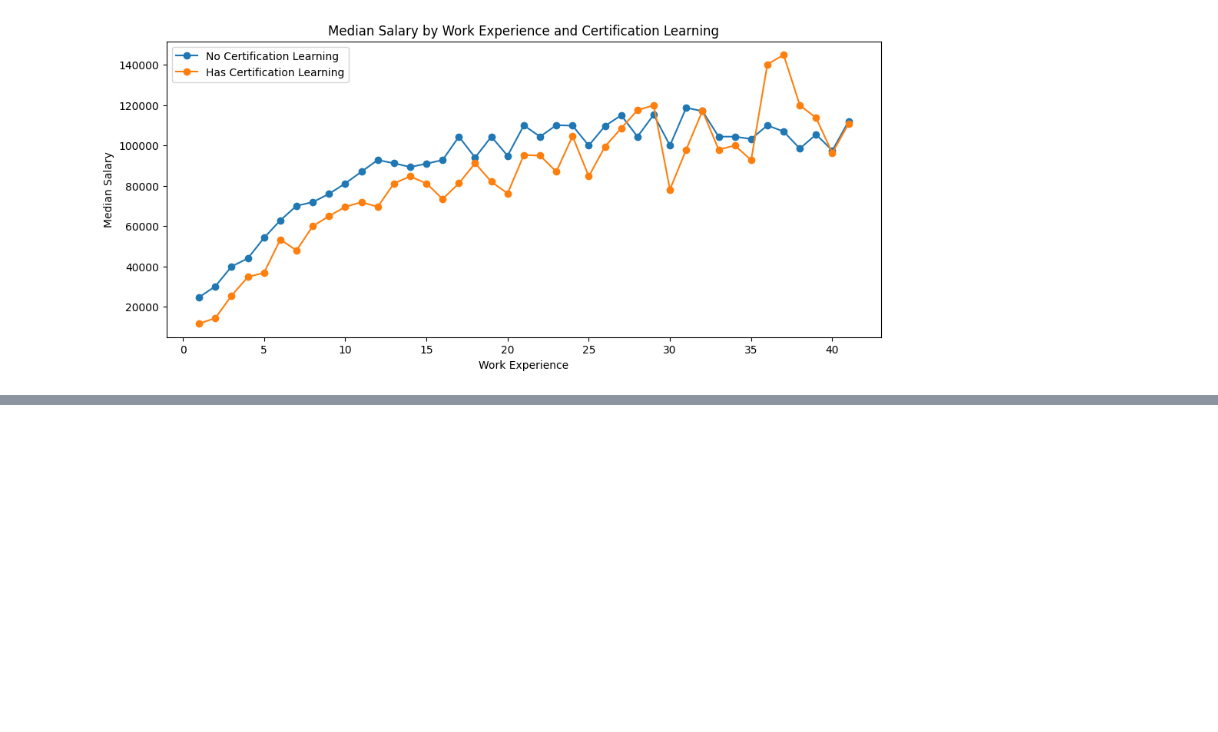
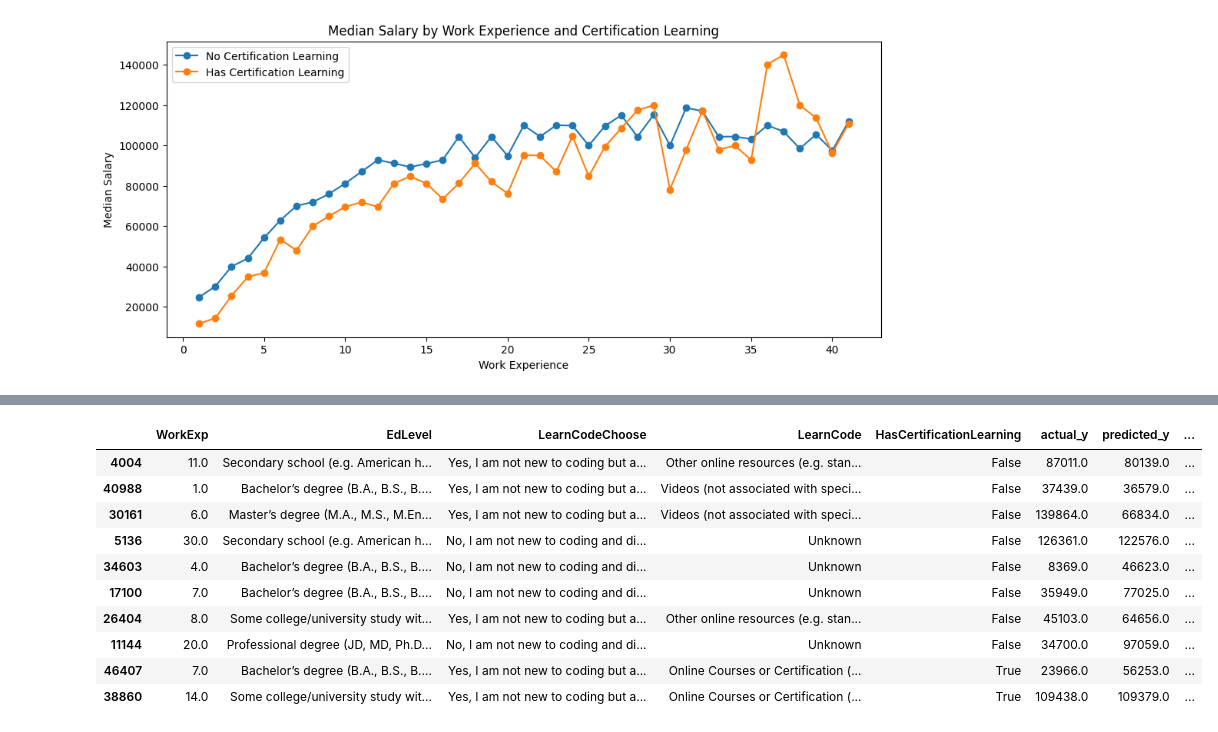
Before and after one commit to khaledsAlshibani/stackoverflow-survey-26-analysis, a Jupyter notebook: analysis.ipynb, the cells around one changed output, grey strips where cells are left out. Cells and saved outputs as stored; diff of their text form; code cells hidden in the pictures; blank space fills up the shorter version.

```diff
--- a/analysis.ipynb
+++ b/analysis.ipynb
@@ -673,0 +786,23 @@ plt.show()
+# %%
+best_model_name = results_df.iloc[0]["model"]
+best_model = fitted_models[best_model_name]
+predicted_y = best_model.predict(X_test)
+
+comparison_df = X_test.copy()
+comparison_df["actual_y"] = y_test.values
+comparison_df["predicted_y"] = predicted_y.round(0)
+comparison_df["prediction_error"] = comparison_df["actual_y"] - comparison_df["predicted_y"]
+
+comparison_df.head(10)
+# %% [output]
+|  | WorkExp | EdLevel | LearnCodeChoose | LearnCode | HasCertificationLearning | actual_y | predicted_y | ... |
+| 4004 | 11.0 | Secondary school (e.g. American h... | Yes, I am not new to coding but a... | Other online resources (e.g. stan... | False | 87011.0 | 80139.0 | ... |
+| 40988 | 1.0 | Bachelor’s degree (B.A., B.S., B.... | Yes, I am not new to coding but a... | Videos (not associated with speci... | False | 37439.0 | 36579.0 | ... |
+| 30161 | 6.0 | Master’s degree (M.A., M.S., M.En... | Yes, I am not new to coding but a... | Videos (not associated with speci... | False | 139864.0 | 66834.0 | ... |
+| 5136 | 30.0 | Secondary school (e.g. American h... | No, I am not new to coding and di... | Unknown | False | 126361.0 | 122576.0 | ... |
+| 34603 | 4.0 | Bachelor’s degree (B.A., B.S., B.... | No, I am not new to coding and di... | Unknown | False | 8369.0 | 46623.0 | ... |
+| 17100 | 7.0 | Bachelor’s degree (B.A., B.S., B.... | No, I am not new to coding and di... | Unknown | False | 35949.0 | 77025.0 | ... |
+| 26404 | 8.0 | Some college/university study wit... | Yes, I am not new to coding but a... | Other online resources (e.g. stan... | False | 45103.0 | 64656.0 | ... |
+| 11144 | 20.0 | Professional degree (JD, MD, Ph.D... | No, I am not new to coding and di... | Unknown | False | 34700.0 | 97059.0 | ... |
+| 46407 | 7.0 | Bachelor’s degree (B.A., B.S., B.... | Yes, I am not new to coding but a... | Online Courses or Certification (... | True | 23966.0 | 56253.0 | ... |
+| 38860 | 14.0 | Some college/university study wit... | Yes, I am not new to coding but a... | Online Courses or Certification (... | True | 109438.0 | 109379.0 | ... |
```
Also changed, not shown: parts of 1 cell of this notebook.
